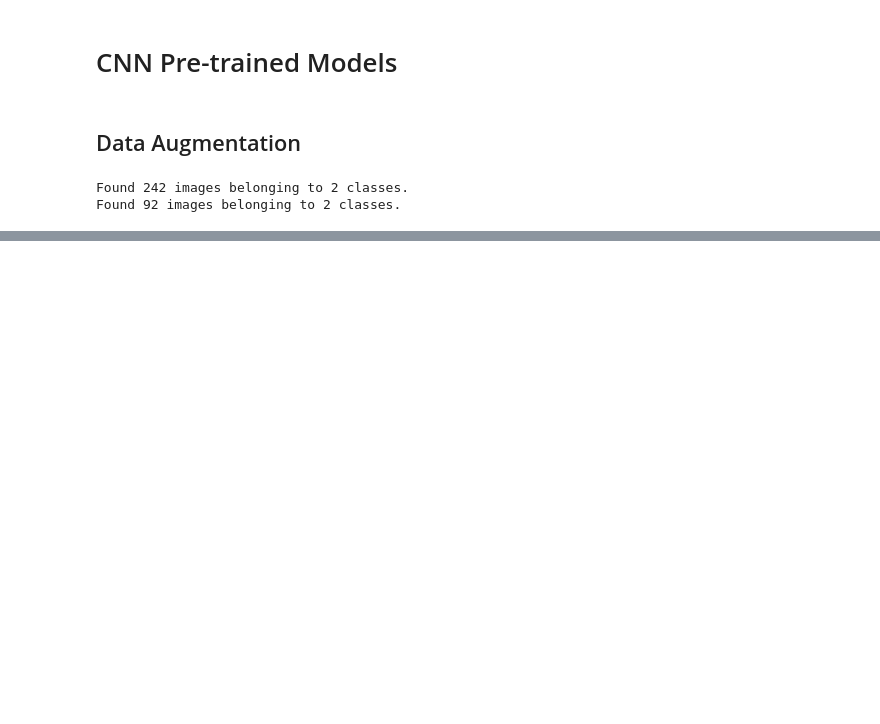
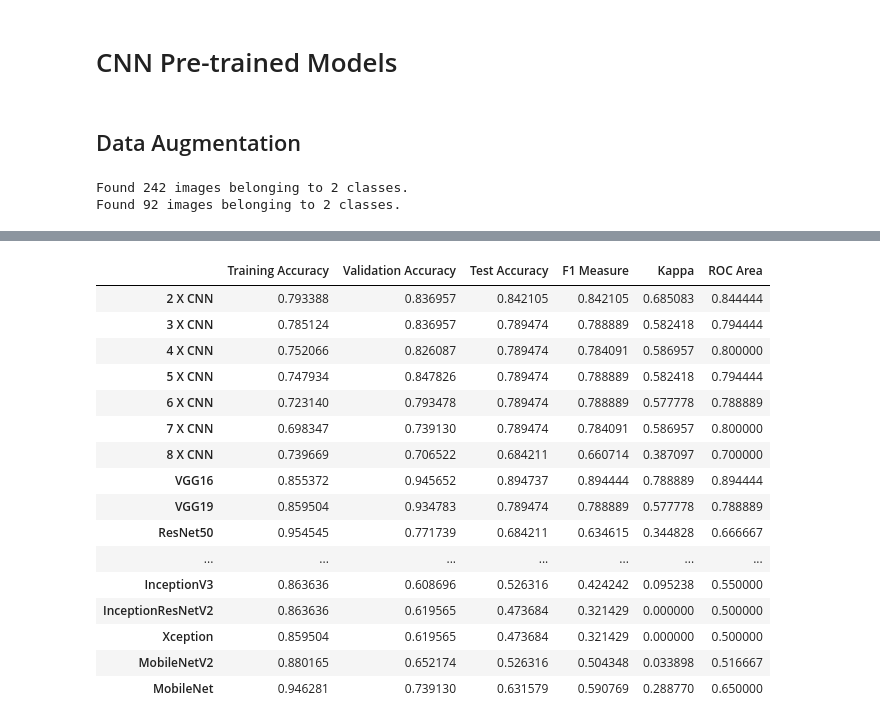
Before and after one commit to ZeynelAbidin91/DL-in-Computer-vision, a Jupyter notebook: evalution_pre-trained_networks_on_brain_tumor_dataset/evaluation_pre-trained_networks.ipynb, the cells around one changed output, grey strips where cells are left out. Cells and saved outputs as stored; diff of their text form; code cells hidden in the pictures; blank space fills up the shorter version.

Commit message:
Final evaluation table for custom CNN models and pre-trained model added

```diff
--- a/evalution_pre-trained_networks_on_brain_tumor_dataset/evaluation_pre-trained_networks.ipynb
+++ b/evalution_pre-trained_networks_on_brain_tumor_dataset/evaluation_pre-trained_networks.ipynb
@@ -1819,0 +723,38 @@ F1 Score = 0.51
+# %%
+custom_models = {model_cnn2 : '2 X CNN', model_cnn3 : '3 X CNN', model_cnn4 : '4 X CNN', model_cnn5 : '5 X CNN',
+                model_cnn6 : '6 X CNN', model_cnn7 : '7 X CNN', model_cnn8 : '8 X CNN'}
+custom_cnn_evaluation_df = pd.DataFrame(columns=['Training Accuracy', 'Validation Accuracy', 'Test Accuracy', 'F1 Measure', 'Kappa', 'ROC Area'])
+# %%
+for model in custom_models.keys():
+
+    model.compile(
+    loss='binary_crossentropy',
+    optimizer=RMSprop(lr=1e-4),
+    metrics=['accuracy'])
+
+    history = model.fit(
+    train_generator,
+    steps_per_epoch=len(train_generator),
+    epochs=EPOCHS,
+    validation_data=validation_generator,
+    validation_steps=len(validation_generator))
+
+    # validate on test set
+    predictions = model.predict(X_test_prep)
+    predictions = [1 if x>0.5 else 0 for x in predictions]
+
+    acc = history.history['accuracy']
+
+    val_acc = history.history['val_accuracy']
+
+    test_accuracy = accuracy_score(y_test, predictions)
+
+    kappa_score = cohen_kappa_score(y_test, predictions)
+
+    roc_area = roc_auc_score(y_test, predictions)
+
+    (precision, recall, fscore, support) = precision_recall_fscore_support(y_test, predictions, average='macro')
+
+    measures = [acc[-1], val_acc[-1], test_accuracy, fscore, kappa_score, roc_area]
+
+    custom_cnn_evaluation_df.loc[custom_models[model]] = measures
@@ -1819,0 +790,2 @@ F1 Score = 0.51
+# %%
+nets_evaluation_df = pd.concat([custom_cnn_evaluation_df, nets_evaluation_df])
@@ -1819,0 +794,20 @@ F1 Score = 0.51
+# %%
+nets_evaluation_df
+# %% [output]
+|  | Training Accuracy | Validation Accuracy | Test Accuracy | F1 Measure | Kappa | ROC Area |
+| 2 X CNN | 0.793388 | 0.836957 | 0.842105 | 0.842105 | 0.685083 | 0.844444 |
+| 3 X CNN | 0.785124 | 0.836957 | 0.789474 | 0.788889 | 0.582418 | 0.794444 |
+| 4 X CNN | 0.752066 | 0.826087 | 0.789474 | 0.784091 | 0.586957 | 0.800000 |
+| 5 X CNN | 0.747934 | 0.847826 | 0.789474 | 0.788889 | 0.582418 | 0.794444 |
+| 6 X CNN | 0.723140 | 0.793478 | 0.789474 | 0.788889 | 0.577778 | 0.788889 |
+| 7 X CNN | 0.698347 | 0.739130 | 0.789474 | 0.784091 | 0.586957 | 0.800000 |
+| 8 X CNN | 0.739669 | 0.706522 | 0.684211 | 0.660714 | 0.387097 | 0.700000 |
+| VGG16 | 0.855372 | 0.945652 | 0.894737 | 0.894444 | 0.788889 | 0.894444 |
+| VGG19 | 0.859504 | 0.934783 | 0.789474 | 0.788889 | 0.577778 | 0.788889 |
+| ResNet50 | 0.954545 | 0.771739 | 0.684211 | 0.634615 | 0.344828 | 0.666667 |
+| ... | ... | ... | ... | ... | ... | ... |
+| InceptionV3 | 0.863636 | 0.608696 | 0.526316 | 0.424242 | 0.095238 | 0.550000 |
+| InceptionResNetV2 | 0.863636 | 0.619565 | 0.473684 | 0.321429 | 0.000000 | 0.500000 |
+| Xception | 0.859504 | 0.619565 | 0.473684 | 0.321429 | 0.000000 | 0.500000 |
+| MobileNetV2 | 0.880165 | 0.652174 | 0.526316 | 0.504348 | 0.033898 | 0.516667 |
+| MobileNet | 0.946281 | 0.739130 | 0.631579 | 0.590769 | 0.288770 | 0.650000 |
```
Also changed, not shown: parts of 95 cells of this notebook, 1 other file.
